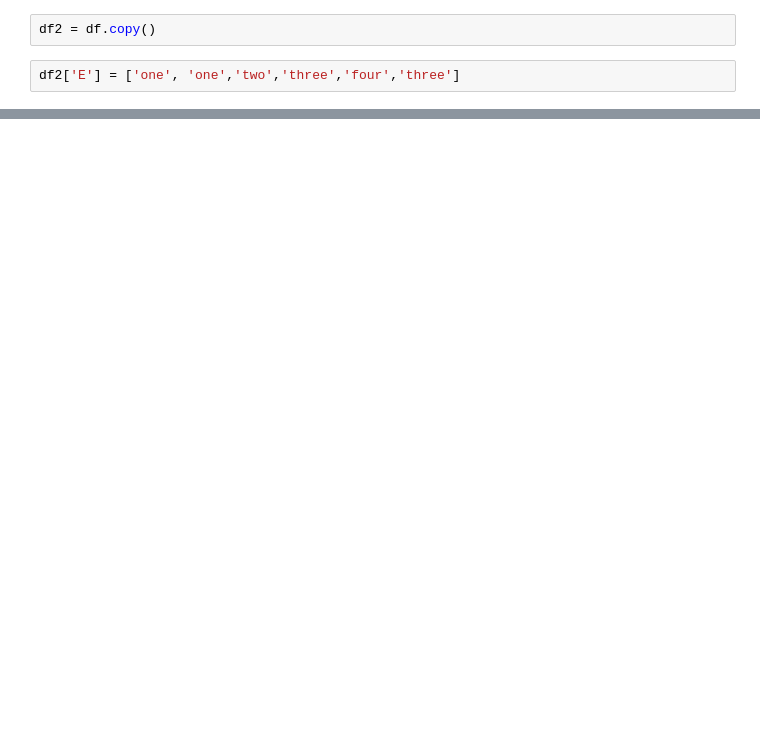
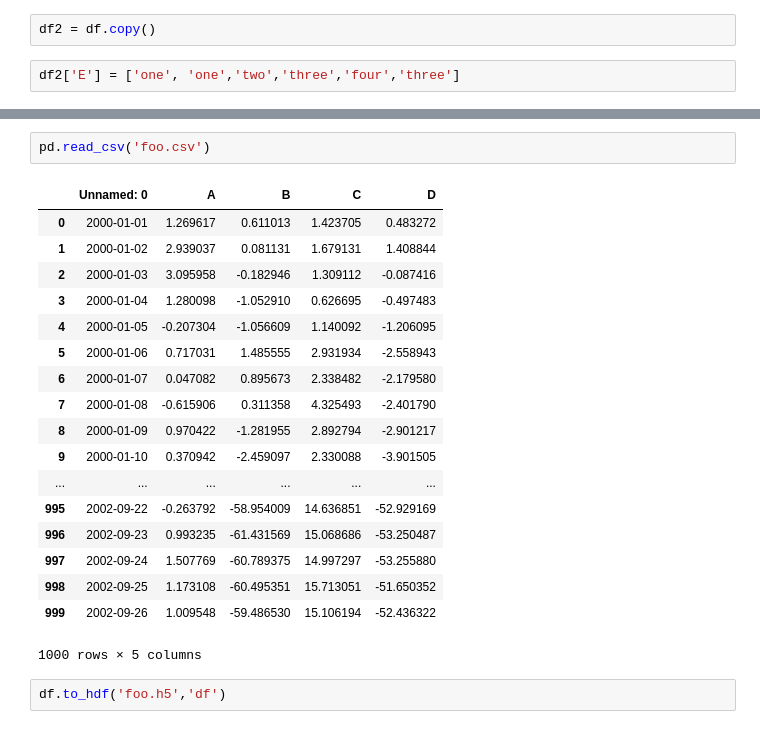
Before and after one commit to jettom/SoftArsenal, a Jupyter notebook: sample/python/10MinsPandas.ipynb, the cells around one changed output, grey strips where cells are left out. Saved outputs shown, nothing was run; the diff lists cells and outputs as text; blank space fills up the shorter version.

```diff
--- a/sample/python/10MinsPandas.ipynb
+++ b/sample/python/10MinsPandas.ipynb
@@ -284,0 +868,23 @@ df2
+# %%
+pd.read_csv('foo.csv')
+# %% [output]
+|  | Unnamed: 0 | A | B | C | D |
+| 0 | 2000-01-01 | 1.269617 | 0.611013 | 1.423705 | 0.483272 |
+| 1 | 2000-01-02 | 2.939037 | 0.081131 | 1.679131 | 1.408844 |
+| 2 | 2000-01-03 | 3.095958 | -0.182946 | 1.309112 | -0.087416 |
+| 3 | 2000-01-04 | 1.280098 | -1.052910 | 0.626695 | -0.497483 |
+| 4 | 2000-01-05 | -0.207304 | -1.056609 | 1.140092 | -1.206095 |
+| 5 | 2000-01-06 | 0.717031 | 1.485555 | 2.931934 | -2.558943 |
+| 6 | 2000-01-07 | 0.047082 | 0.895673 | 2.338482 | -2.179580 |
+| 7 | 2000-01-08 | -0.615906 | 0.311358 | 4.325493 | -2.401790 |
+| 8 | 2000-01-09 | 0.970422 | -1.281955 | 2.892794 | -2.901217 |
+| 9 | 2000-01-10 | 0.370942 | -2.459097 | 2.330088 | -3.901505 |
+| ... | ... | ... | ... | ... | ... |
+| 995 | 2002-09-22 | -0.263792 | -58.954009 | 14.636851 | -52.929169 |
+| 996 | 2002-09-23 | 0.993235 | -61.431569 | 15.068686 | -53.250487 |
+| 997 | 2002-09-24 | 1.507769 | -60.789375 | 14.997297 | -53.255880 |
+| 998 | 2002-09-25 | 1.173108 | -60.495351 | 15.713051 | -51.650352 |
+| 999 | 2002-09-26 | 1.009548 | -59.486530 | 15.106194 | -52.436322 |
+1000 rows × 5 columns
+# %%
+df.to_hdf('foo.h5','df')
```
Also changed, not shown: parts of 127 cells of this notebook, 3 other files.
